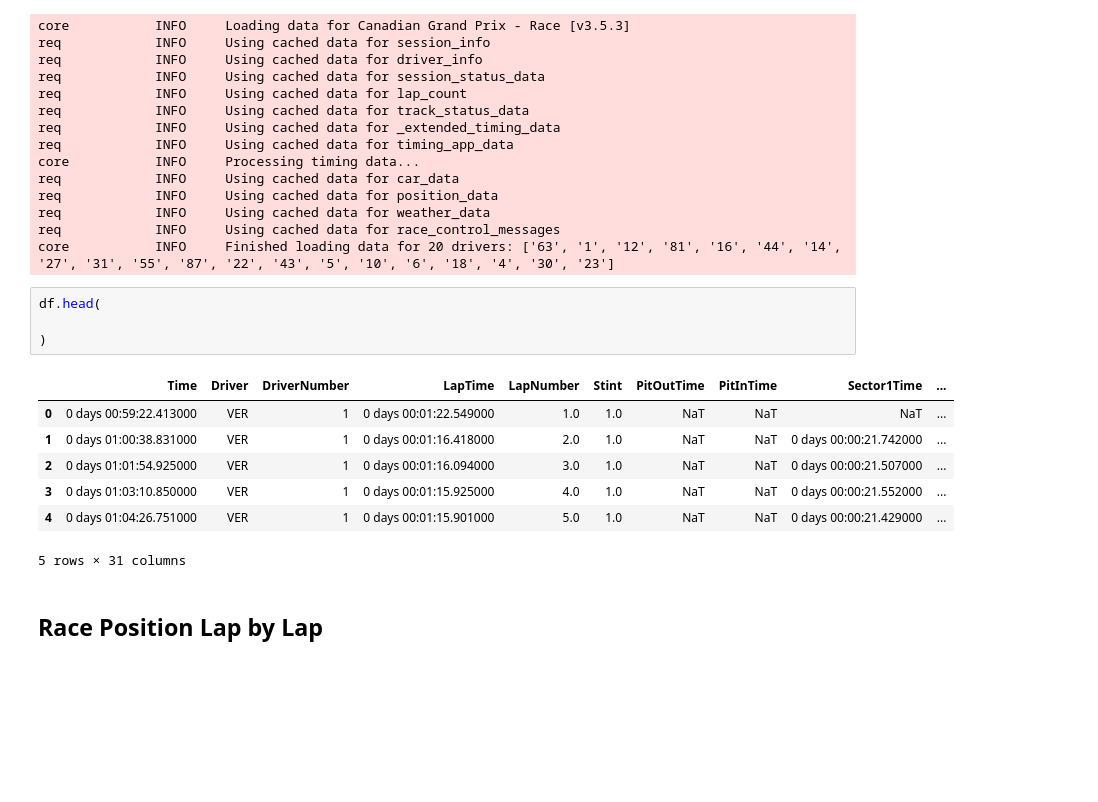
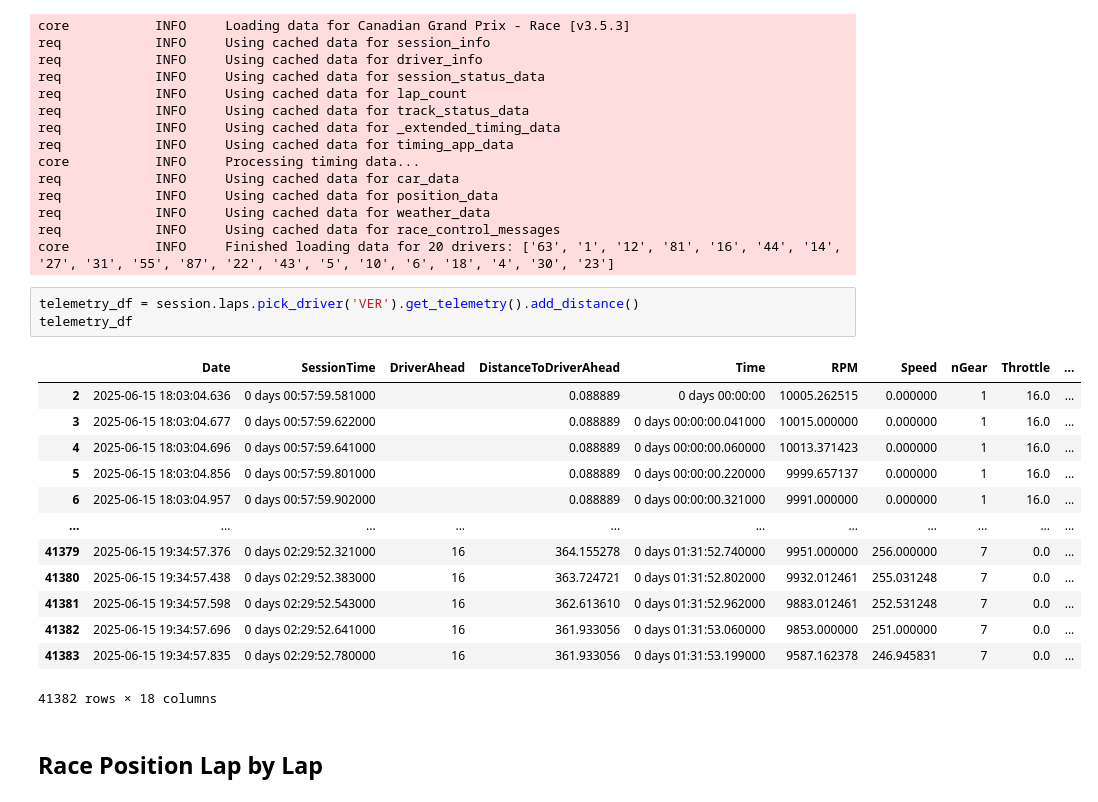
Before and after one commit to SumanGouda/MATPLOTLIB-MODULE, a Jupyter notebook: STREAMLIT & PANEL/F1 RACE ANALYSIS PROJECTS/F1 Candian GP 2025/NOTEBOOK/F1 Canadian GP 2025 .ipynb, the cells around one changed output. Cells and saved outputs as stored; diff of their text form; blank space fills up the shorter version.

```diff
--- a/STREAMLIT & PANEL/F1 RACE ANALYSIS PROJECTS/F1 Candian GP 2025/NOTEBOOK/F1 Canadian GP 2025 .ipynb
+++ b/STREAMLIT & PANEL/F1 RACE ANALYSIS PROJECTS/F1 Candian GP 2025/NOTEBOOK/F1 Canadian GP 2025 .ipynb
@@ -39,18 +41,23 @@ req            INFO     Using cached data for position_data
 req            INFO     Using cached data for weather_data
 req            INFO     Using cached data for race_control_messages
 core           INFO     Finished loading data for 20 drivers: ['63', '1', '12', '81', '16', '44', '14', '27', '31', '55', '87', '22', '43', '5', '10', '6', '18', '4', '30', '23']
-# %%
-df.head(
-
-)
-# %% [output]
-|  | Time | Driver | DriverNumber | LapTime | LapNumber | Stint | PitOutTime | PitInTime | Sector1Time | ... |
-| 0 | 0 days 00:59:22.413000 | VER | 1 | 0 days 00:01:22.549000 | 1.0 | 1.0 | NaT | NaT | NaT | ... |
-| 1 | 0 days 01:00:38.831000 | VER | 1 | 0 days 00:01:16.418000 | 2.0 | 1.0 | NaT | NaT | 0 days 00:00:21.742000 | ... |
-| 2 | 0 days 01:01:54.925000 | VER | 1 | 0 days 00:01:16.094000 | 3.0 | 1.0 | NaT | NaT | 0 days 00:00:21.507000 | ... |
-| 3 | 0 days 01:03:10.850000 | VER | 1 | 0 days 00:01:15.925000 | 4.0 | 1.0 | NaT | NaT | 0 days 00:00:21.552000 | ... |
-| 4 | 0 days 01:04:26.751000 | VER | 1 | 0 days 00:01:15.901000 | 5.0 | 1.0 | NaT | NaT | 0 days 00:00:21.429000 | ... |
-5 rows × 31 columns
+# %%
+telemetry_df = session.laps.pick_driver('VER').get_telemetry().add_distance()
+telemetry_df
+# %% [output]
+|  | Date | SessionTime | DriverAhead | DistanceToDriverAhead | Time | RPM | Speed | nGear | Throttle | ... |
+| 2 | 2025-06-15 18:03:04.636 | 0 days 00:57:59.581000 |  | 0.088889 | 0 days 00:00:00 | 10005.262515 | 0.000000 | 1 | 16.0 | ... |
+| 3 | 2025-06-15 18:03:04.677 | 0 days 00:57:59.622000 |  | 0.088889 | 0 days 00:00:00.041000 | 10015.000000 | 0.000000 | 1 | 16.0 | ... |
+| 4 | 2025-06-15 18:03:04.696 | 0 days 00:57:59.641000 |  | 0.088889 | 0 days 00:00:00.060000 | 10013.371423 | 0.000000 | 1 | 16.0 | ... |
+| 5 | 2025-06-15 18:03:04.856 | 0 days 00:57:59.801000 |  | 0.088889 | 0 days 00:00:00.220000 | 9999.657137 | 0.000000 | 1 | 16.0 | ... |
+| 6 | 2025-06-15 18:03:04.957 | 0 days 00:57:59.902000 |  | 0.088889 | 0 days 00:00:00.321000 | 9991.000000 | 0.000000 | 1 | 16.0 | ... |
+| ... | ... | ... | ... | ... | ... | ... | ... | ... | ... | ... |
+| 41379 | 2025-06-15 19:34:57.376 | 0 days 02:29:52.321000 | 16 | 364.155278 | 0 days 01:31:52.740000 | 9951.000000 | 256.000000 | 7 | 0.0 | ... |
+| 41380 | 2025-06-15 19:34:57.438 | 0 days 02:29:52.383000 | 16 | 363.724721 | 0 days 01:31:52.802000 | 9932.012461 | 255.031248 | 7 | 0.0 | ... |
+| 41381 | 2025-06-15 19:34:57.598 | 0 days 02:29:52.543000 | 16 | 362.613610 | 0 days 01:31:52.962000 | 9883.012461 | 252.531248 | 7 | 0.0 | ... |
+| 41382 | 2025-06-15 19:34:57.696 | 0 days 02:29:52.641000 | 16 | 361.933056 | 0 days 01:31:53.060000 | 9853.000000 | 251.000000 | 7 | 0.0 | ... |
+| 41383 | 2025-06-15 19:34:57.835 | 0 days 02:29:52.780000 | 16 | 361.933056 | 0 days 01:31:53.199000 | 9587.162378 | 246.945831 | 7 | 0.0 | ... |
+41382 rows × 18 columns
 # %% [markdown]
 ## Race Position Lap by Lap
 # %%
```
Also changed, not shown: parts of 9 cells of this notebook, 31 other files.
